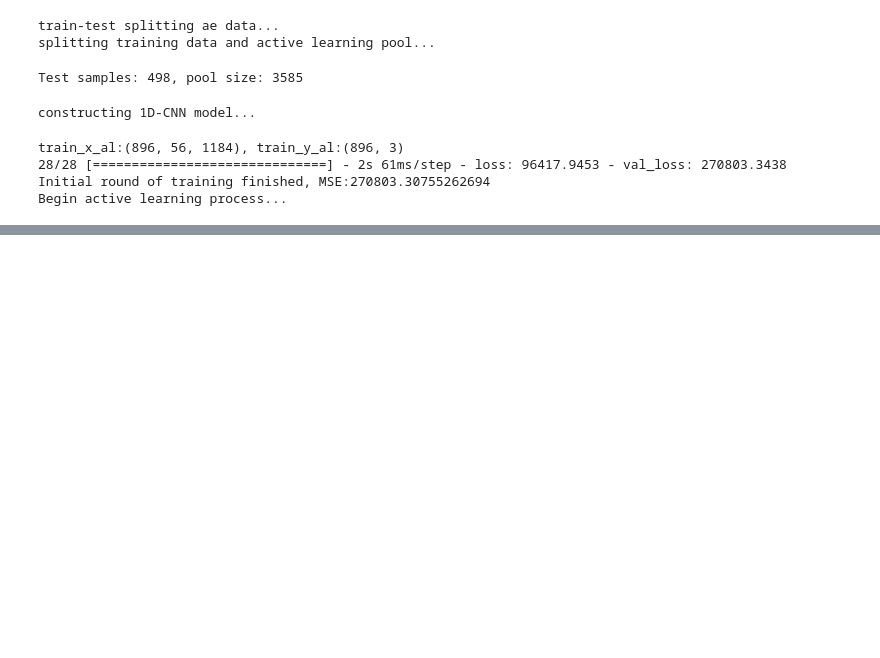
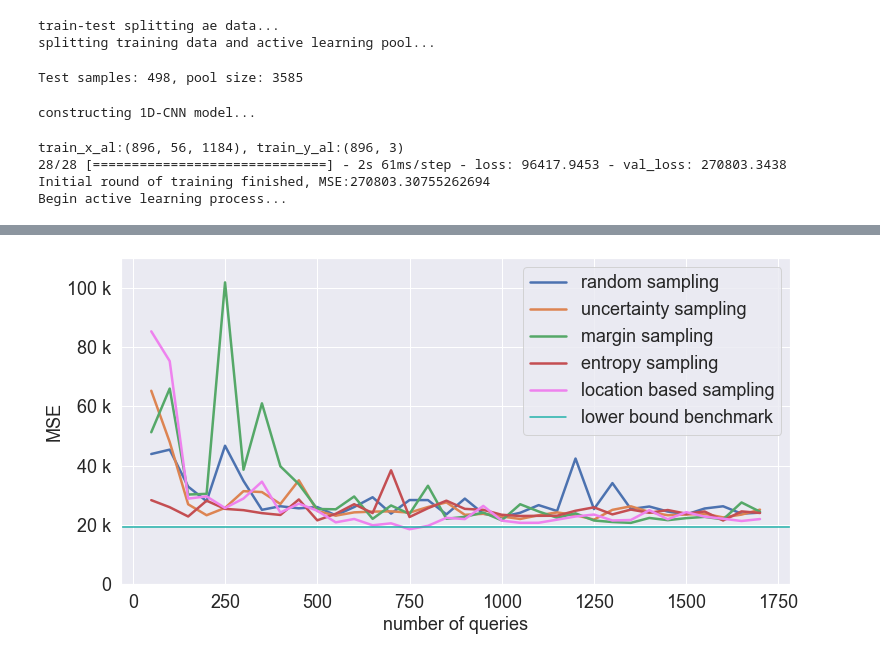
Before and after one commit to telenovelachuan/data_science, a Jupyter notebook: master_project/new_qs.ipynb, the cells around one changed output, grey strips where cells are left out. Drawn from its saved outputs; the diff is of its cells as text; code cells hidden in the pictures; blank space fills up the shorter version.

Commit message:
add location based qs

```diff
--- a/master_project/new_qs.ipynb
+++ b/master_project/new_qs.ipynb
@@ -181,0 +220,43 @@ active learning for 1700 epochs
+# %%
+# after bootstrap
+mse_dict_uncertainty_all = {50: 65274.10617262323, 100: 47983.413478226925, 150: 26983.203641819764, 200: 23294.31099955719, 250: 25767.44701760128, 300: 31415.140141454478, 350: 31105.991843989013, 400: 27092.073001079134, 450: 35079.79240952116, 500: 24737.2838222193, 550: 23151.96876497875, 600: 24261.26749647967, 650: 24512.062144447933, 700: 24604.692696459675, 750: 24176.277237716175, 800: 26059.26547327766, 850: 27632.748908348494, 900: 23435.436915971364, 950: 23772.73363501368, 1000: 22879.49065328263, 1050: 22032.062414307245, 1100: 23282.969981022256, 1150: 24243.42911624546, 1200: 23321.90422994128, 1250: 21807.755052372228, 1300: 25105.341141332796, 1350: 26304.221968649636, 1400: 24385.826748441923, 1450: 23298.717850202564, 1500: 23529.185271881477, 1550: 23792.64497272381, 1600: 22563.45969709588, 1650: 23508.140939580797, 1700: 25171.42693264304}
+#mse_dict_random_all = {50: 71617.91123259407, 100: 76118.1079766072, 150: 26086.271611031905, 200: 25181.25968761669, 250: 25322.951496414305, 300: 44272.461741440486, 350:28398.824795304216, 400: 30680.718211711486, 450: 23913.075120752295, 500: 28074.190426629528, 550: 24939.382280740578, 600: 23736.4471744714, 650:22734.727656826475, 700: 24395.607630646726, 750: 25501.077709358007, 800: 25672.07353906204, 850: 28486.351716797435, 900: 32292.158496871547, 950:24151.577356446844, 1000: 23239.365246587506, 1050: 24791.677627518457, 1100: 25554.58103941589, 1150: 25686.368855251323, 1200: 25284.24356900402, 1250:25240.157766592307, 1300: 21225.440121947988, 1350: 23064.65967220269, 1400: 25142.367011513652, 1450: 23354.720628641415, 1500: 22440.945236014813, 1550:23349.91761343894, 1600: 24086.09442071166, 1650: 22419.511648289732, 1700: 21843.26741914726}
+mse_dict_random_all = {50: 43938.65473272116, 100: 45414.48644163506, 150: 32936.1708191538, 200: 28020.95655935872, 250: 46733.35922744398, 300: 34855.51274405723, 350: 25121.05109737441, 400: 26326.092118955086, 450: 25623.495805314145, 500: 26046.956065929753, 550: 23262.249193148164, 600: 26053.763465327404, 650: 29358.360986277115, 700: 23846.1502608646, 750: 28413.213935541935, 800: 28401.46385156857, 850: 23584.242291479484, 900: 28901.89881011218, 950: 23808.375253824895, 1000: 22714.573657607438, 1050: 24120.740246977162, 1100: 26703.728214707702, 1150: 24717.33998396136, 1200: 42419.127575922765, 1250: 25372.907570312494, 1300: 34131.830719717196, 1350: 25395.34618173241, 1400: 26233.997076685435, 1450: 24542.40961228075, 1500: 23536.65718857488, 1550: 25567.64369904011, 1600: 26314.55865681308, 1650: 23815.499750545205, 1700: 24171.411069551297}
+
+mse_dict_margin_all = {50: 51284.7889639079, 100: 66016.85194045343, 150: 30273.315947502284, 200: 30510.82017951523, 250: 101819.90187829953, 300: 38640.28536421815, 350: 61023.50973416321, 400: 39791.17053809991, 450: 33765.272898954434, 500: 25399.624299885418, 550: 25295.027473948994, 600: 29622.44115548955, 650: 22079.748127691277, 700: 26585.907866276033, 750: 23744.630069383275, 800: 33232.0238208386, 850: 22102.53742151872, 900: 22752.360947639696, 950: 24208.144510679806, 1000: 21562.274649640396, 1050: 26998.73762918318, 1100: 24560.675992117074, 1150: 22452.813376793336, 1200: 23929.085556499747, 1250: 21515.396521110073, 1300: 21002.850865800327, 1350: 20719.38535556257, 1400: 22377.759285214455, 1450: 21627.643168845763, 1500: 22310.4018052671, 1550: 22741.272950609113, 1600: 21881.32329409153, 1650: 27603.12559227485, 1700: 24481.910818201824}
+mse_dict_entropy_all = {50: 28380.728995871905, 100: 25999.777289061687, 150: 22867.76505331373, 200: 28199.529204771632, 250: 25441.47017795502, 300: 25003.850975922735, 350: 23999.76663088189, 400: 23389.13185333071, 450: 28617.153615144096, 500: 21572.535891404164, 550: 23780.802876654794, 600: 27012.64679644414, 650: 24011.72121292667, 700: 38444.200770061805, 750: 22689.47333404826, 800: 25654.592084456395, 850: 28205.596121859, 900: 25440.040743286863, 950: 25117.27085514094, 1000: 23442.317186662574, 1050: 23036.608919064194, 1100: 23096.5961593425, 1150: 23124.530170379745, 1200: 24805.102946529525, 1250: 25953.39294655282, 1300: 23577.54266208186, 1350: 25200.517051388724, 1400: 24119.660713122023, 1450: 25046.87818086985, 1500: 23816.1011390917, 1550: 24551.050842369663, 1600: 21517.733642173673, 1650: 24585.92453574138, 1700: 24052.50585216122}
+mse_dict_lb_all = {50: 85311.64716695521, 100: 75271.36831568436, 150: 28899.07103513311, 200: 29650.89521953306, 250: 25731.427636784156, 300: 28931.473862516348, 350: 34613.830631897516, 400: 24204.310671324285, 450: 27205.05839631966, 500: 24806.53228748342, 550: 20895.347891902882, 600: 22030.766707428153, 650: 19908.646176854752, 700: 20561.810297349202, 750: 18565.599819606814, 800: 19712.34558798008, 850: 22418.732593334615, 900: 21988.69912264359, 950: 26440.17127974246, 1000: 21483.179660251397, 1050: 20733.642465232584, 1100: 20752.89063393909, 1150: 21802.41866623738, 1200: 22873.944807215896, 1250: 23525.641730037347, 1300: 21523.249412622565, 1350: 21689.250708645926, 1400: 25001.588846352195, 1450: 21936.326068525017, 1500: 24345.00020680063, 1550: 22815.517135356367, 1600: 22114.225272985805, 1650: 21350.206114818156, 1700: 22003.772058103958}
+
+n_queries = list(mse_dict_uncertainty_all.keys())
+mses_random_all = list(mse_dict_random_all.values())
+mses_uncertainty_all = list(mse_dict_uncertainty_all.values())
+mses_margin_all = list(mse_dict_margin_all.values())
+mses_entropy_all = list(mse_dict_entropy_all.values())
+mses_lb_all = list(mse_dict_lb_all.values())
+
+
+font_size = 18
+line_width = 2.5
+import matplotlib.ticker as ticker
+sns.set()
+fig, ax = plt.subplots(figsize=(12, 6))
+#plt.figure(figsize=(12, 6))
+plt.plot(n_queries, mses_random_all, label="random sampling", linewidth=line_width)
+plt.plot(n_queries, mses_uncertainty_all, label="uncertainty sampling", linewidth=line_width)
+plt.plot(n_queries, mses_margin_all, label="margin sampling", linewidth=line_width)
+plt.plot(n_queries, mses_entropy_all, label="entropy sampling", linewidth=line_width)
+plt.plot(n_queries, mses_lb_all, label="location based sampling", linewidth=line_width, color="violet")
+
+y_bm = 19258.3560
+plt.axhline(y=y_bm, color='lightseagreen', linestyle='-', label="lower bound benchmark")
+
+plt.ylabel("MSE", fontsize=font_size)
+plt.xlabel("number of queries", fontsize=font_size)
+plt.legend(prop={'size': font_size})
+plt.xticks(fontsize=font_size)
+plt.yticks(fontsize=font_size)
+
+plt.ylim((0, 110000))
+ax.yaxis.set_major_formatter(ticker.EngFormatter())
+# %% [output]
+[figure, added]
```
Also changed, not shown: parts of 13 cells of this notebook, 8 other files.
